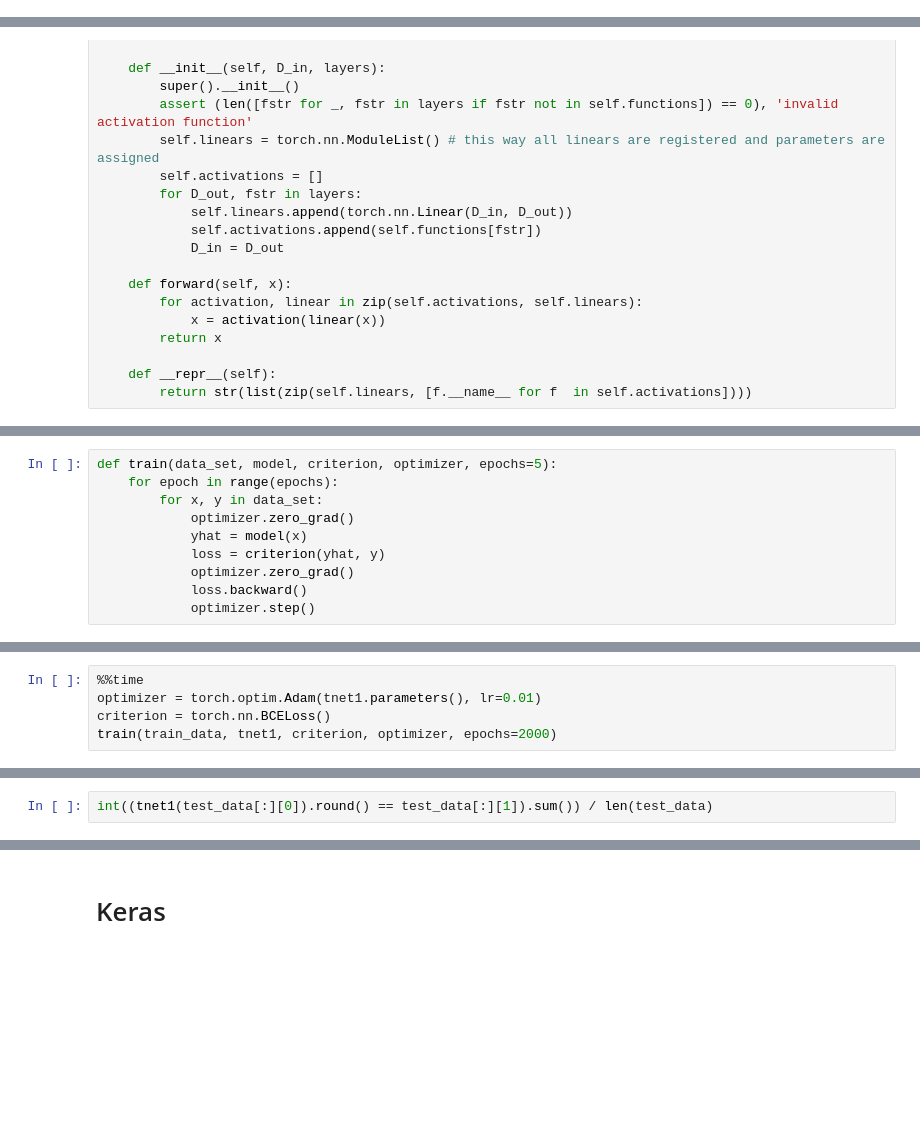
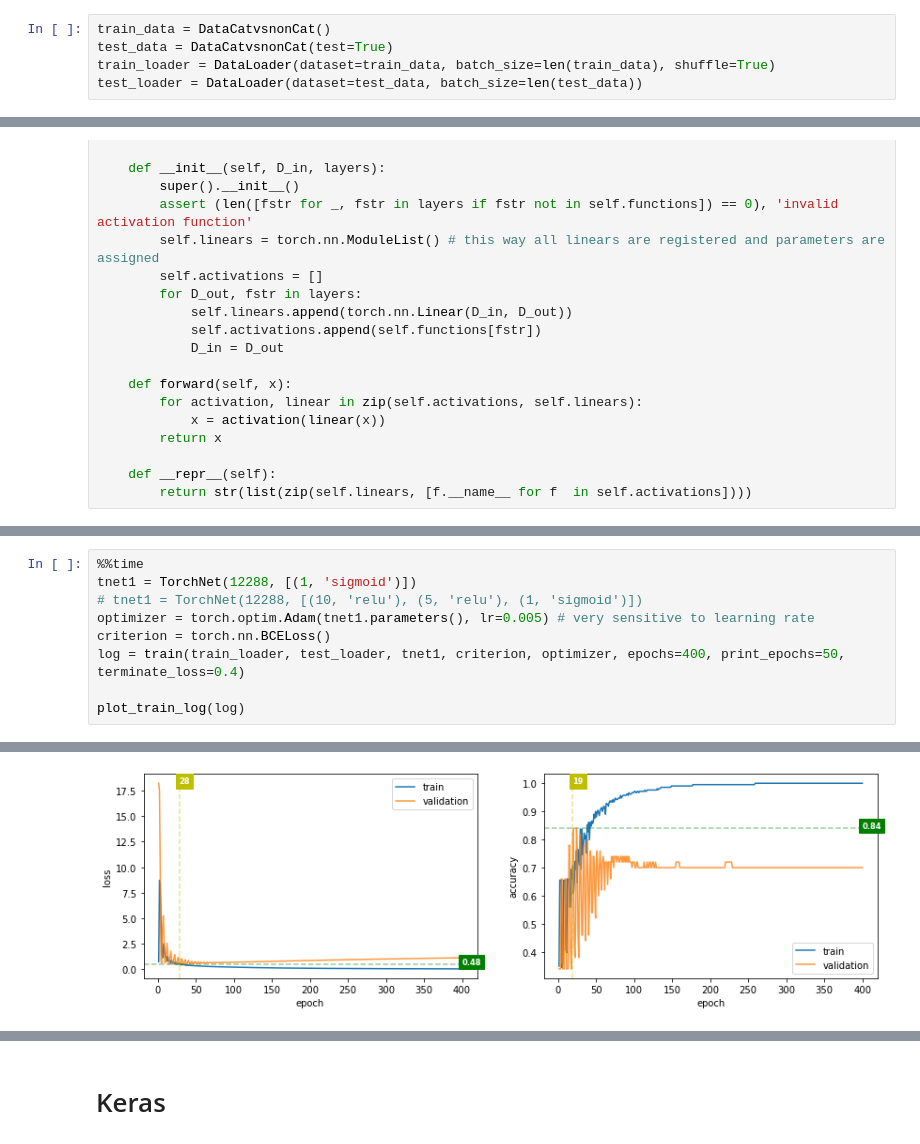
Before and after one commit to abtkod/practice, a Jupyter notebook: deeplearning/projects.ipynb, the cells around one changed output, grey strips where cells are left out. Cells and saved outputs as stored; diff of their text form; blank space fills up the shorter version.

```diff
--- a/deeplearning/projects.ipynb
+++ b/deeplearning/projects.ipynb
@@ -134,0 +209,5 @@ test_data = DataCatvsnonCat(test=True)
+# %%
+train_data = DataCatvsnonCat()
+test_data = DataCatvsnonCat(test=True)
+train_loader = DataLoader(dataset=train_data, batch_size=len(train_data), shuffle=True)
+test_loader = DataLoader(dataset=test_data, batch_size=len(test_data))
@@ -167,10 +262,0 @@ print('tnet2:\n', tnet2)
-# %%
-def train(data_set, model, criterion, optimizer, epochs=5):
-    for epoch in range(epochs):
-        for x, y in data_set:
-            optimizer.zero_grad()
-            yhat = model(x)
-            loss = criterion(yhat, y)
-            optimizer.zero_grad()
-            loss.backward()
-            optimizer.step()
@@ -177,5 +305,10 @@ def train(data_set, model, criterion, optimizer, epochs=5):
 # %%
 %%time
-optimizer = torch.optim.Adam(tnet1.parameters(), lr=0.01)
+tnet1 = TorchNet(12288, [(1, 'sigmoid')])
+# tnet1 = TorchNet(12288, [(10, 'relu'), (5, 'relu'), (1, 'sigmoid')])
+optimizer = torch.optim.Adam(tnet1.parameters(), lr=0.005) # very sensitive to learning rate
 criterion = torch.nn.BCELoss()
-train(train_data, tnet1, criterion, optimizer, epochs=2000)
+log = train(train_loader, test_loader, tnet1, criterion, optimizer, epochs=400, print_epochs=50, terminate_loss=0.4)
+
+plot_train_log(log)
+# %% [output]
@@ -181,0 +323 @@ train(train_data, tnet1, criterion, optimizer, epochs=2000)
+[figure, added]
@@ -182,4 +325,2 @@ train(train_data, tnet1, criterion, optimizer, epochs=2000)
-# %%
-int((tnet1(test_data[:][0]).round() == test_data[:][1]).sum()) / len(test_data)
 # %%
 %%time
```
Also changed, not shown: parts of 20 cells of this notebook.
